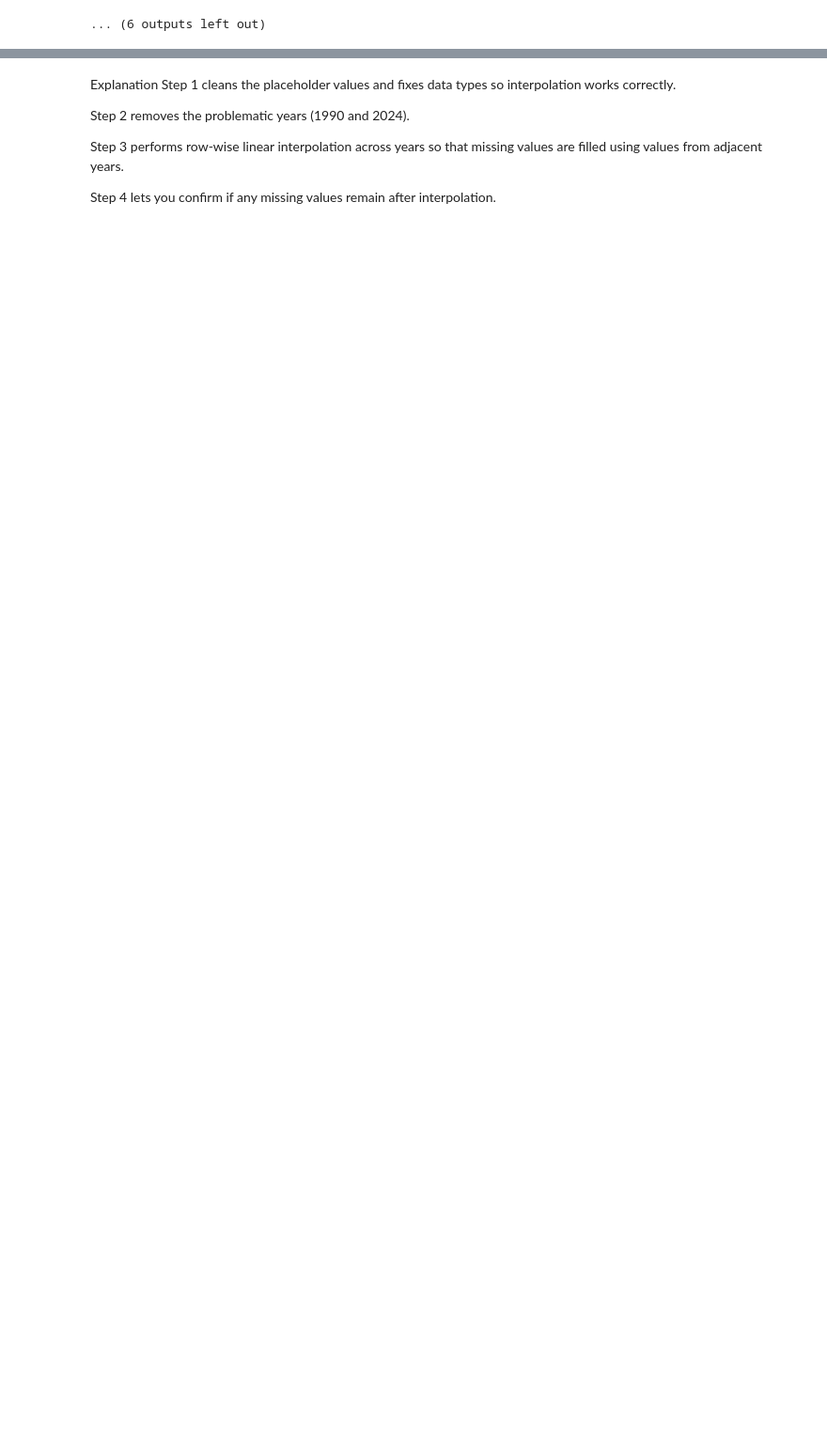
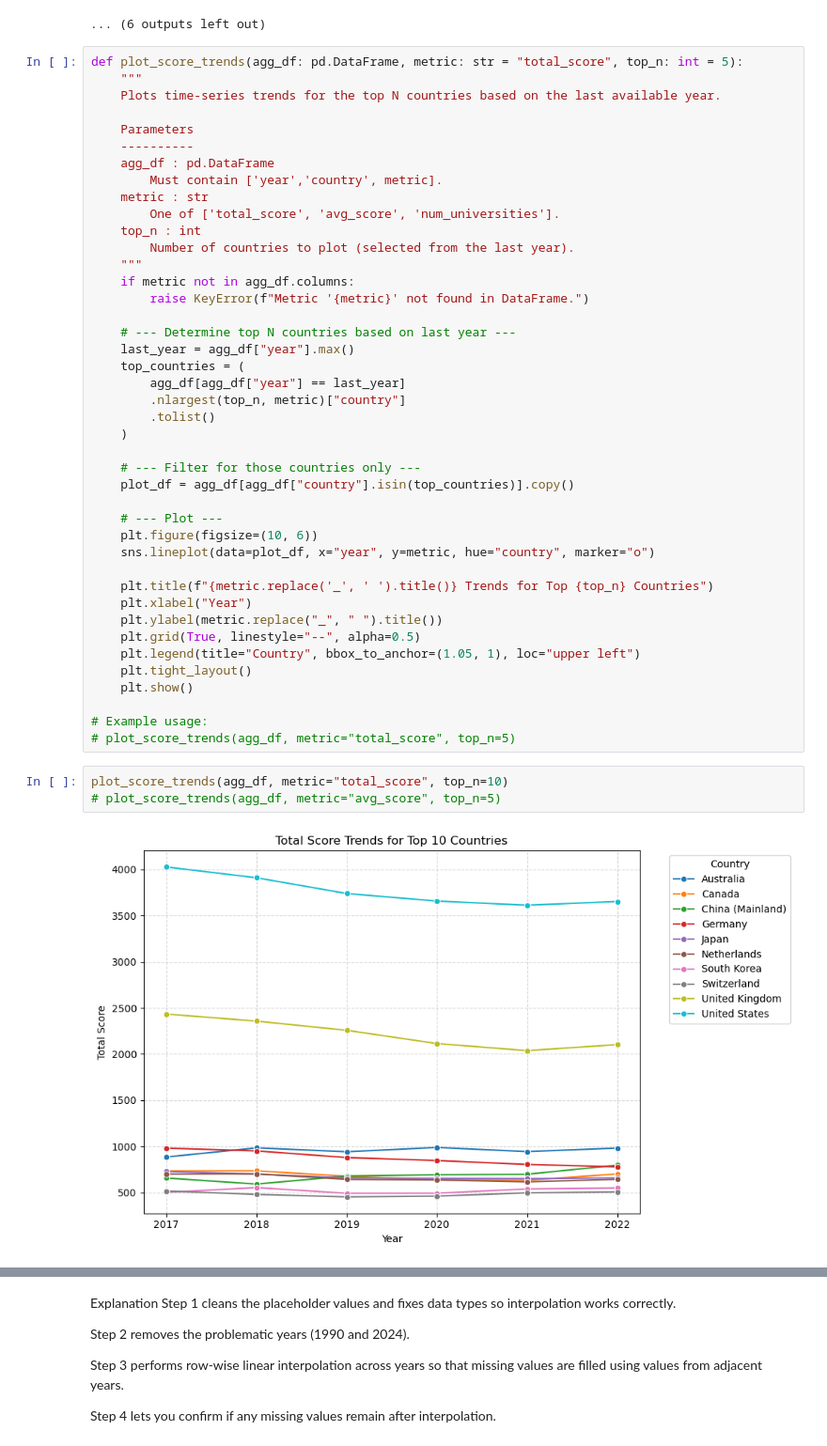
Before and after one commit to i11g/Data-Science-Project, a Jupyter notebook: Data.ipynb, the cells around one changed output, grey strips where cells are left out. Shown at 94% size. Saved outputs shown, nothing was run; the diff lists cells and outputs as text; blank space fills up the shorter version.

```diff
--- a/Data.ipynb
+++ b/Data.ipynb
@@ -817,4 +832,51 @@ plot_top10_num_universities_per_year(agg_df, k=10)
 [figure]
 [figure]
 ... (6 outputs left out)
+# %%
+def plot_score_trends(agg_df: pd.DataFrame, metric: str = "total_score", top_n: int = 5):
+    """
+    Plots time-series trends for the top N countries based on the last available year.
+
+    Parameters
+    ----------
+    agg_df : pd.DataFrame
+        Must contain ['year','country', metric].
+    metric : str
+        One of ['total_score', 'avg_score', 'num_universities'].
+    top_n : int
+        Number of countries to plot (selected from the last year).
+    """
+    if metric not in agg_df.columns:
+        raise KeyError(f"Metric '{metric}' not found in DataFrame.")
+
+    # --- Determine top N countries based on last year ---
+    last_year = agg_df["year"].max()
+    top_countries = (
+        agg_df[agg_df["year"] == last_year]
+        .nlargest(top_n, metric)["country"]
+        .tolist()
+    )
+
+    # --- Filter for those countries only ---
+    plot_df = agg_df[agg_df["country"].isin(top_countries)].copy()
+
+    # --- Plot ---
+    plt.figure(figsize=(10, 6))
+    sns.lineplot(data=plot_df, x="year", y=metric, hue="country", marker="o")
+
+    plt.title(f"{metric.replace('_', ' ').title()} Trends for Top {top_n} Countries")
+    plt.xlabel("Year")
+    plt.ylabel(metric.replace("_", " ").title())
+    plt.grid(True, linestyle="--", alpha=0.5)
+    plt.legend(title="Country", bbox_to_anchor=(1.05, 1), loc="upper left")
+    plt.tight_layout()
+    plt.show()
+
+# Example usage:
+# plot_score_trends(agg_df, metric="total_score", top_n=5)
+# %%
+plot_score_trends(agg_df, metric="total_score", top_n=10)
+# plot_score_trends(agg_df, metric="avg_score", top_n=5)
+# %% [output]
+[figure, added]
 # %% [markdown]
```
Also changed, not shown: parts of 110 cells of this notebook, 24 other files.
